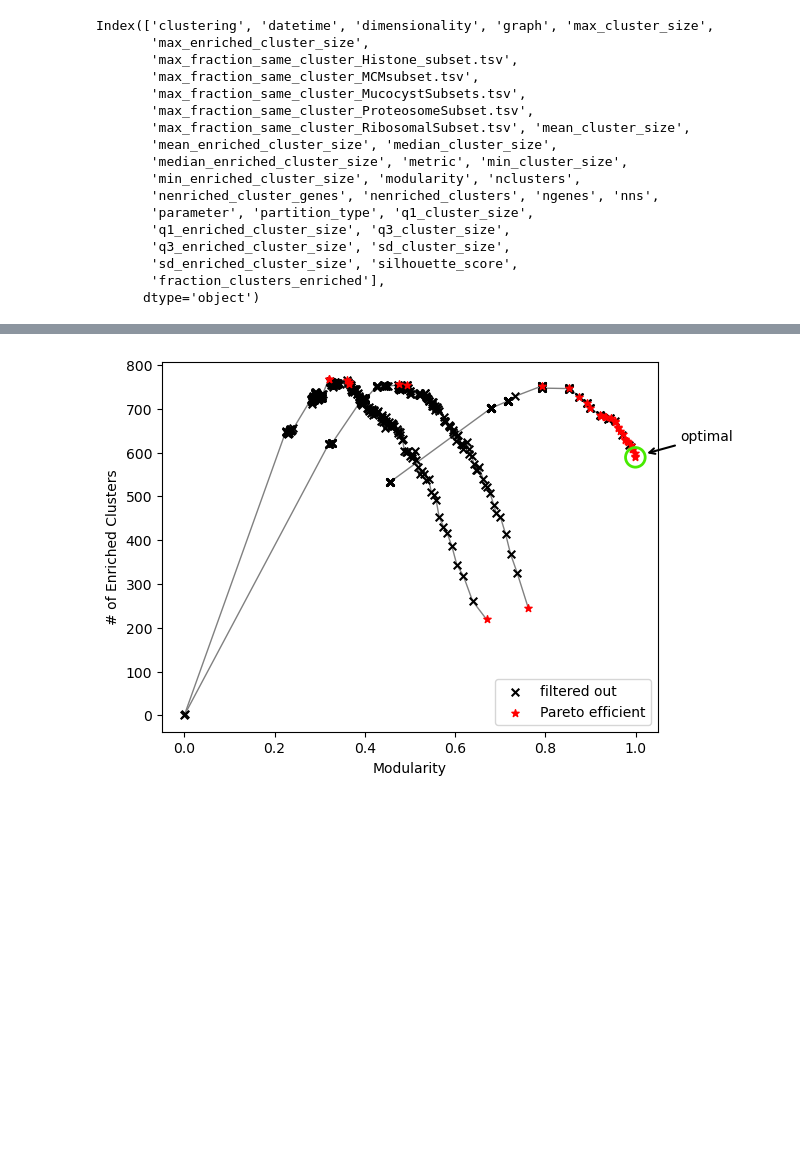
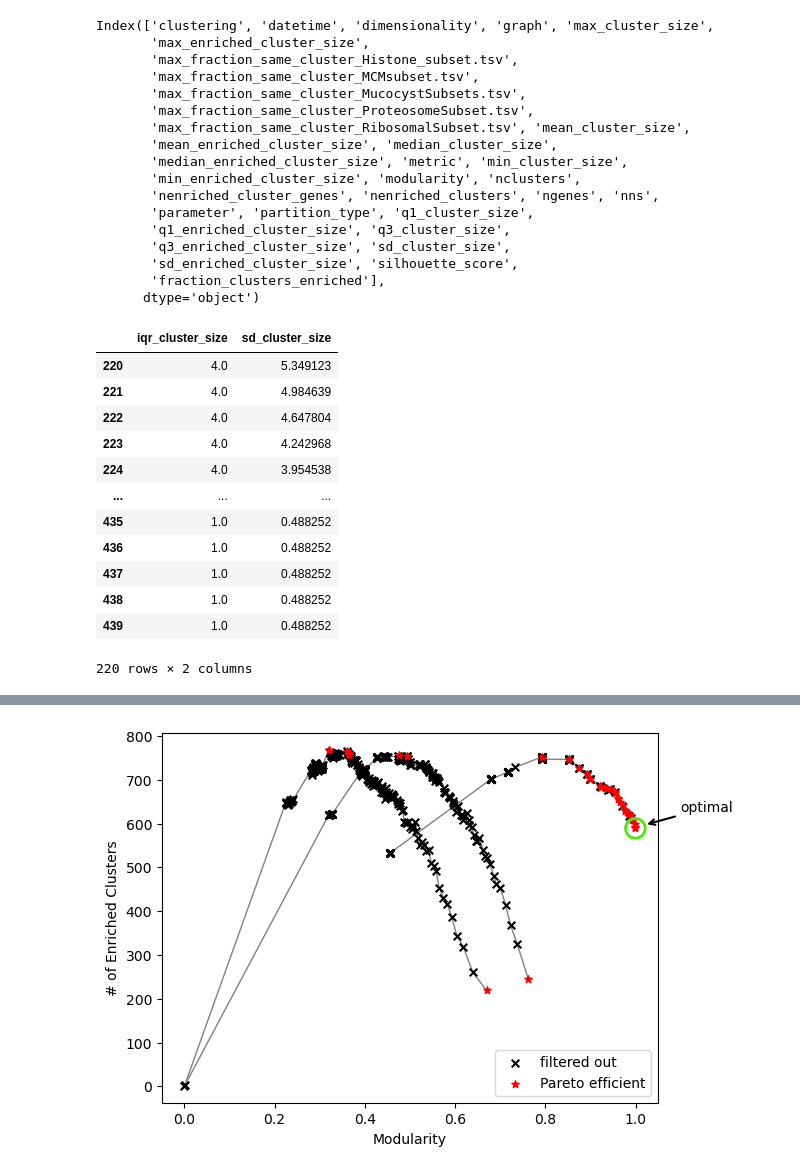
Before and after one commit to ltsypin/TGNE-2022, a Jupyter notebook: TGNE/clustering_optimization/scan_plots_bokeh.ipynb, the cells around one changed output, grey strips where cells are left out. Saved outputs shown, nothing was run; the diff lists cells and outputs as text; code cells hidden in the pictures; blank space fills up the shorter version.

```diff
--- a/TGNE/clustering_optimization/scan_plots_bokeh.ipynb
+++ b/TGNE/clustering_optimization/scan_plots_bokeh.ipynb
@@ -466,3 +466,19 @@ microarray_stats_df['iqr_cluster_size'] = microarray_stats_df['q3_cluster_size']
 microarray_stats_df['iqr_enriched_cluster_size'] = microarray_stats_df['q3_enriched_cluster_size'] - microarray_stats_df['q1_enriched_cluster_size']
 microarray_stats_df['cv_cluster_size'] = microarray_stats_df['mean_cluster_size'] / microarray_stats_df['sd_cluster_size']
 microarray_stats_df['cv_enriched_cluster_size'] = microarray_stats_df['mean_enriched_cluster_size'] / microarray_stats_df['sd_enriched_cluster_size']
+# %%
+microarray_stats_df.loc[(microarray_stats_df['nns'] == 2)][['iqr_cluster_size', 'sd_cluster_size']]
+# %% [output]
+|  | iqr_cluster_size | sd_cluster_size |
+| 220 | 4.0 | 5.349123 |
+| 221 | 4.0 | 4.984639 |
+| 222 | 4.0 | 4.647804 |
+| 223 | 4.0 | 4.242968 |
+| 224 | 4.0 | 3.954538 |
+| ... | ... | ... |
+| 435 | 1.0 | 0.488252 |
+| 436 | 1.0 | 0.488252 |
+| 437 | 1.0 | 0.488252 |
+| 438 | 1.0 | 0.488252 |
+| 439 | 1.0 | 0.488252 |
+220 rows × 2 columns
```
Also changed, not shown: parts of 1 cell of this notebook, 14 other files.
